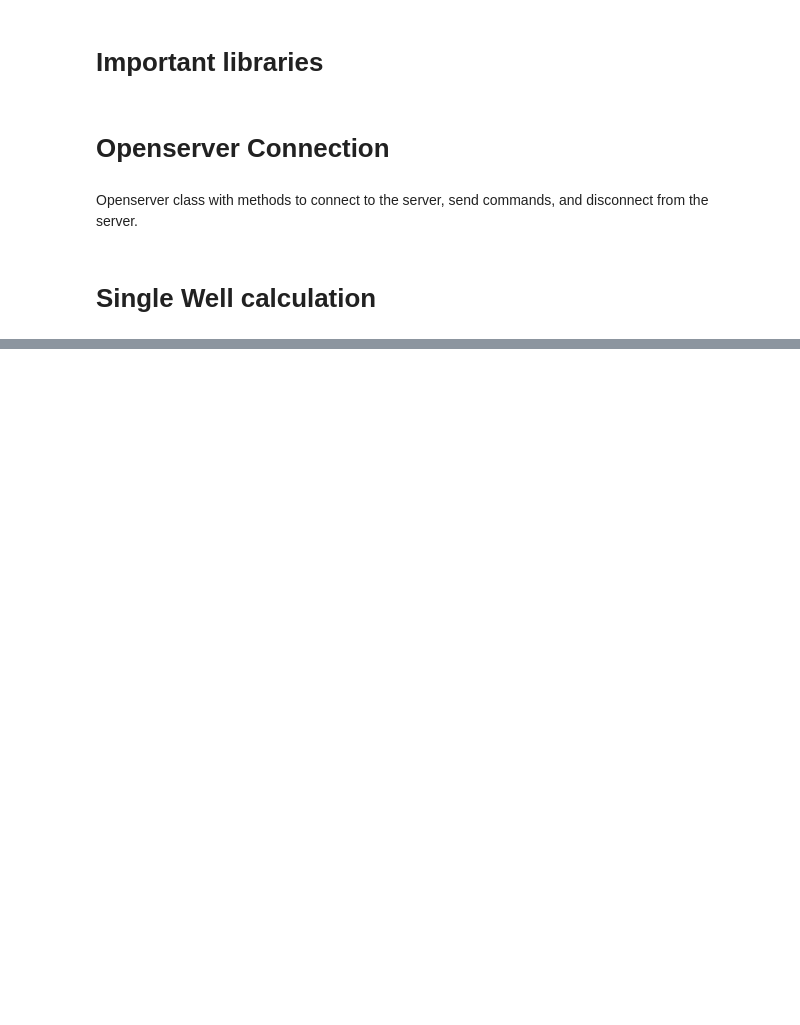
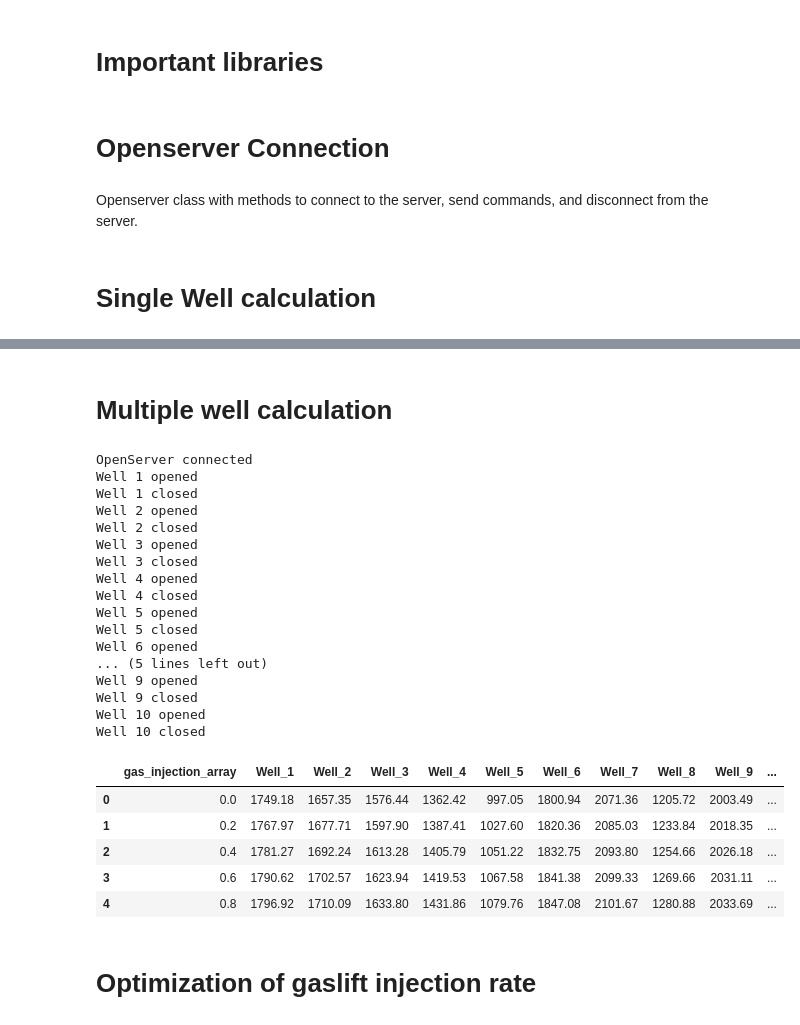
Before and after one commit to aliyusifov99/openserver_with_python, a Jupyter notebook: main.ipynb, the cells around one changed output, grey strips where cells are left out. Cells and saved outputs as stored; diff of their text form; code cells hidden in the pictures; blank space fills up the shorter version.

Commit message:
connect python for multiwell calculation

```diff
--- a/main.ipynb
+++ b/main.ipynb
@@ -174,3 +172,73 @@ fig.update_layout(title='Sensitivity Plot',
 fig.update_xaxes(nticks=50)
 fig.update_yaxes(nticks=20)
 fig.show()
+# %% [markdown]
+# Multiple well calculation
+# %%
+#gas availability and increment steps
+number_of_wells = int(input('Please enter the number of wells:'))
+gas_available = float(input('Please enter available gas'))
+increment = float(input('Please enter the increment value'))
+gas_injection_array = np.arange(0, gas_available, increment)
+df=pd.DataFrame()
+df['gas_injection_array'] = gas_injection_array
+# %%
+# Initialises an 'OpenServer' class
+
+petex = OpenServer()
+
+# Creates ActiveX reference and holds a license
+
+petex.Connect()
+oil_rates_for_wells = {}
+
+# Perform functions
+
+cwd = os.getcwd()
+for j in range(1,number_of_wells+1):
+    #opening well file
+    OSOpenFile(petex, cwd + f'\well_{j}.Out', 'PROSPER')
+    print(f'Well {j} opened')
+    #oil rates calculation
+    for i in range(0,len(gas_injection_array)):
+        command = f'PROSPER.ANL.SYS.Sens.SensDB.Sens[138].Vals[{i}]'
+        DoSet(petex, command,gas_injection_array[i])
+    DoCmd(petex, 'PROSPER.ANL.SYS.CALC')
+    oil_rates = [] #list of oil rates for 1 well
+    for i in range(0, len(gas_injection_array)):
+        value = f'PROSPER.OUT.SYS.Results[{i}].Sol.OilRate'
+        oil_rates.append(np.round(float(DoGet(petex, value)),2))
+    oil_rates_for_wells[f'well_{j}'] = oil_rates
+    #closing file
+    OSSaveFile(petex, cwd + f'\well_{j}.Out', 'PROSPER')
+    print(f'Well {j} closed')
+
+#merging to main dataframe
+for i in range(1,number_of_wells+1):
+    df[f'Well_{i}'] = oil_rates_for_wells[f'well_{i}']
+
+df.head()
+# %% [output]
+OpenServer connected
+Well 1 opened
+Well 1 closed
+Well 2 opened
+Well 2 closed
+Well 3 opened
+Well 3 closed
+Well 4 opened
+Well 4 closed
+Well 5 opened
+Well 5 closed
+Well 6 opened
+... (5 lines left out)
+Well 9 opened
+Well 9 closed
+Well 10 opened
+Well 10 closed
+|  | gas_injection_array | Well_1 | Well_2 | Well_3 | Well_4 | Well_5 | Well_6 | Well_7 | Well_8 | Well_9 | ... |
+| 0 | 0.0 | 1749.18 | 1657.35 | 1576.44 | 1362.42 | 997.05 | 1800.94 | 2071.36 | 1205.72 | 2003.49 | ... |
+| 1 | 0.2 | 1767.97 | 1677.71 | 1597.90 | 1387.41 | 1027.60 | 1820.36 | 2085.03 | 1233.84 | 2018.35 | ... |
+| 2 | 0.4 | 1781.27 | 1692.24 | 1613.28 | 1405.79 | 1051.22 | 1832.75 | 2093.80 | 1254.66 | 2026.18 | ... |
+| 3 | 0.6 | 1790.62 | 1702.57 | 1623.94 | 1419.53 | 1067.58 | 1841.38 | 2099.33 | 1269.66 | 2031.11 | ... |
+| 4 | 0.8 | 1796.92 | 1710.09 | 1633.80 | 1431.86 | 1079.76 | 1847.08 | 2101.67 | 1280.88 | 2033.69 | ... |
@@ -176,0 +261,2 @@ fig.show()
+# %% [markdown]
+# Optimization of gaslift injection rate
```
Also changed, not shown: parts of 3 cells of this notebook, 10 other files.
